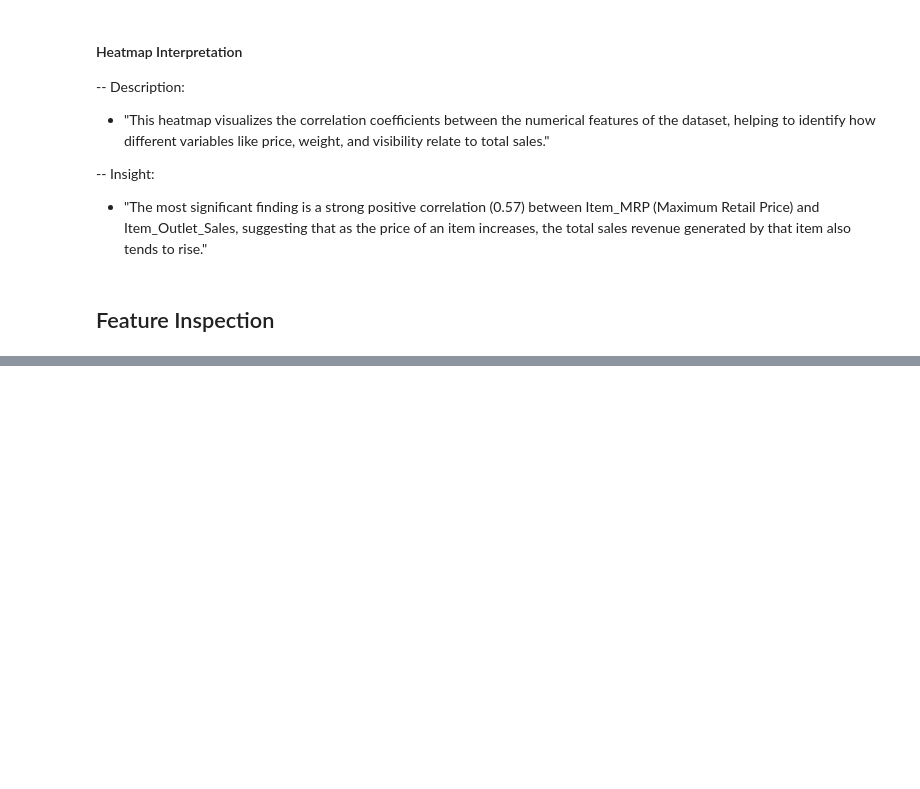
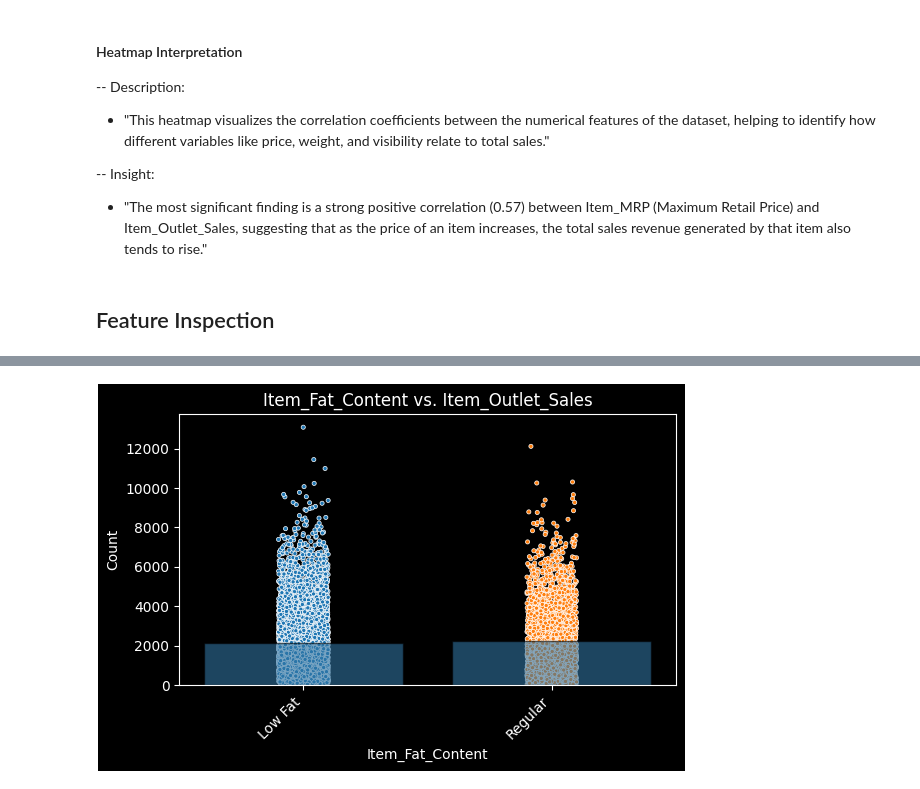
Before and after one commit to insafroumy/Prediction-of-Product-Sales, a Jupyter notebook: prediction_of_product_sales.ipynb, the cells around one changed output, grey strips where cells are left out. Saved outputs shown, nothing was run; the diff lists cells and outputs as text; code cells hidden in the pictures; blank space fills up the shorter version.

```diff
--- a/prediction_of_product_sales.ipynb
+++ b/prediction_of_product_sales.ipynb
@@ -230,0 +504,4 @@ ax.set_xticklabels(ax.get_xticklabels(), rotation=45, ha='right');
+# %%
+plot_categorical_vs_target(df_prediction,'Item_Fat_Content','Item_Outlet_Sales',figsize=(6,4));
+# %% [output]
+[figure, added]
```
Also changed, not shown: parts of 76 cells of this notebook.
